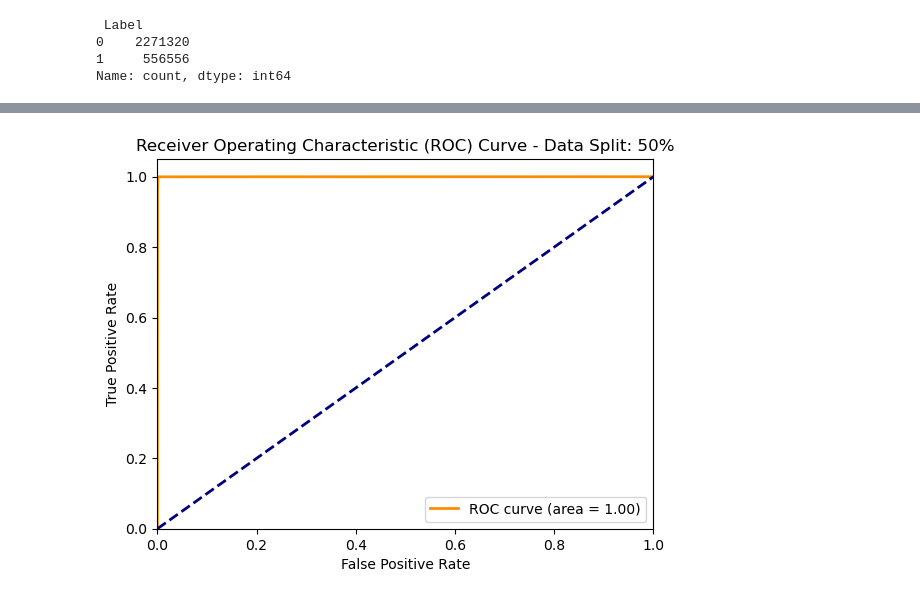
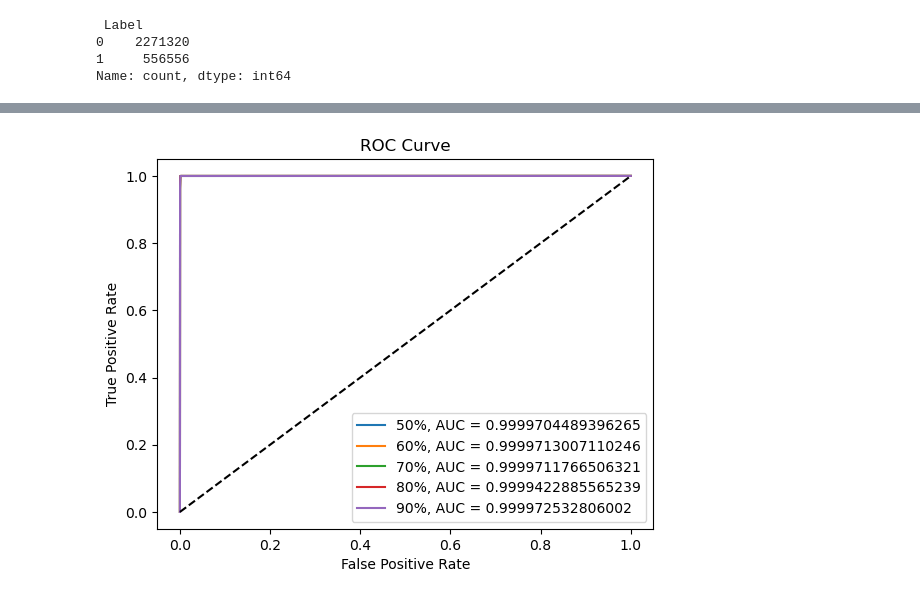
Before and after one commit to thejysplay/CIC-IDS-attack-detection, a Jupyter notebook: MachineLearningCSV_Binary_classification.ipynb, the cells around one changed output, grey strips where cells are left out. Saved outputs shown, nothing was run; the diff lists cells and outputs as text; code cells hidden in the pictures.

```diff
--- a/MachineLearningCSV_Binary_classification.ipynb
+++ b/MachineLearningCSV_Binary_classification.ipynb
@@ -102,0 +1,4 @@ Name: count, dtype: int64
+# %%
+import pandas as pd
+
+data_set = pd.read_csv(r'C:\Users\jos34\OneDrive\바탕 화면\호서대학교 4학년\AI프레임워크 보안\data_set.csv')
@@ -103,5 +21,5 @@ Name: count, dtype: int64
 # %%
-main_df[' Label'] = main_df[' Label'].apply(lambda x: 0 if x == 'BENIGN' else 1)
+data_set[' Label'] = data_set[' Label'].apply(lambda x: 0 if x == 'BENIGN' else 1)
 # %%
 import matplotlib.pyplot as plt
 
@@ -124,3 +39,3 @@ main_df[' Flow Packets/s'] = main_df[' Flow Packets/s'].astype(float)
 # %%
-x_data = main_df.drop([' Label'], axis=1)
-y_data = main_df[' Label']
+x_data = data_set.drop([' Label'], axis=1)
+y_data = data_set[' Label']
@@ -162,22 +49,7 @@ x_train_80, x_test_80, y_train_80, y_test_80 = train_test_split(x_data, y_data,
 x_train_90, x_test_90, y_train_90, y_test_90 = train_test_split(x_data, y_data, test_size=0.1, random_state=42)
 # %%
 import xgboost as xgb
-from sklearn.model_selection import train_test_split
-from sklearn.metrics import roc_curve, auc, accuracy_score
-import matplotlib.pyplot as plt
-
-params = {
-    'booster': 'gbtree',
-    'learning_rate': 0.05,
-    'max_depth': 12,
-    'num_leaves': 63,
-    'bagging_freq': 32,
-    'feature_fraction': 0.9,
-    'bagging_fraction': 0.7,
-    'objective': 'binary:logistic',
-    'num_class': 1,
-    'eval_metric': 'merror'
-}
+from sklearn.metrics import classification_report, accuracy_score, roc_curve, roc_auc_score, confusion_matrix
 
 datasets = {
     "50%": (x_train_50, x_test_50, y_train_50, y_test_50),
@@ -187,32 +59,39 @@ datasets = {
     "90%": (x_train_90, x_test_90, y_train_90, y_test_90)
 }
 
-for name, (x_train, x_test, y_train, y_test) in datasets.items():
-    print(f"Data Split: {name}")
+
+for split, (x_train, x_test, y_train, y_test) in datasets.items():
+
+    model_xgb = xgb.XGBClassifier()
+
+    model_xgb.fit(x_train, y_train)
+
+    y_pred_xgb = model_xgb.predict(x_test)
+
+    report_xgb = classification_report(y_test, y_pred_xgb)
+
+    accuracy_xgb = accuracy_score(y_test, y_pred_xgb)
+
+    cm_xgb = confusion_matrix(y_test, y_pred_xgb)
+
+    print(f"Dataset Split: {split}")
+    print(f"XGBoost accuracy : {accuracy_xgb}")
+    print(report_xgb)
+    print(f"Confusion Matrix:\n{cm_xgb}")
+
+    y_proba_xgb = model_xgb.predict_proba(x_test)[:, 1]
+    fpr_xgb, tpr_xgb, thresholds_xgb = roc_curve(y_test, y_proba_xgb)
+    auc_score_xgb = roc_auc_score(y_test, y_proba_xgb)
 
 
-    model = xgb.XGBClassifier(**params)
-    model.fit(x_train, y_train)
+    plt.plot(fpr_xgb, tpr_xgb, label=f"{split}, AUC = {auc_score_xgb}")
 
+    print("\n")
 
-    y_pred = model.predict(x_test)
-    accuracy = accuracy_score(y_test, y_pred)
-    print(f'XGBoost 정확도 : {accuracy}')
-
-
-    y_pred_proba = model.predict_proba(x_test)[:, 1]
-    fpr, tpr, thresholds = roc_curve(y_test, y_pred_proba)
-    roc_auc = auc(fpr, tpr)
-
-
-    plt.figure()
-    plt.plot(fpr, tpr, color='darkorange', lw=2, label='ROC curve (area = %0.2f)' % roc_auc)
-    plt.plot([0, 1], [0, 1], color='navy', lw=2, linestyle='--')
-    plt.xlim([0.0, 1.0])
-    plt.ylim([0.0, 1.05])
-    plt.xlabel('False Positive Rate')
-    plt.ylabel('True Positive Rate')
-    plt.title(f'Receiver Operating Characteristic (ROC) Curve - Data Split: {name}')
-    plt.legend(loc="lower right")
-    plt.show()
+plt.plot([0, 1], [0, 1], linestyle='--', color='black')
+plt.xlabel('False Positive Rate')
+plt.ylabel('True Positive Rate')
+plt.title('ROC Curve')
+plt.legend(loc='lower right')
+plt.show()
 # %% [output]
@@ -224 +115 @@ XGBoost 정확도 : 0.9992114222830139
-[figure, old version]
+[figure, new version]
```
Also changed, not shown: parts of 19 cells of this notebook.
